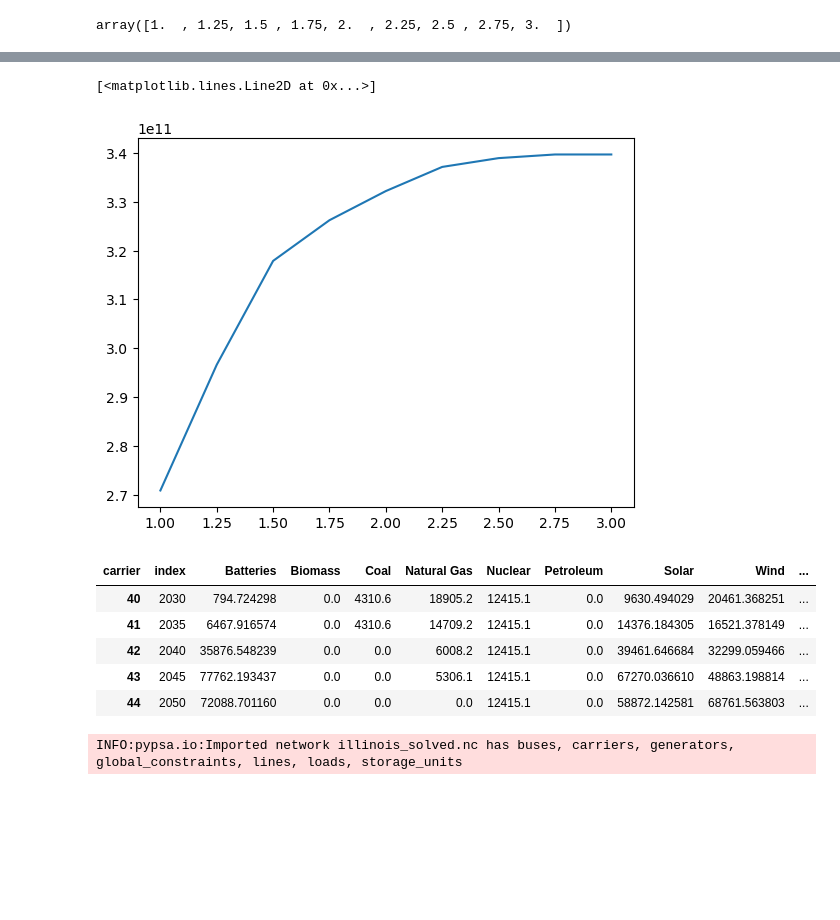
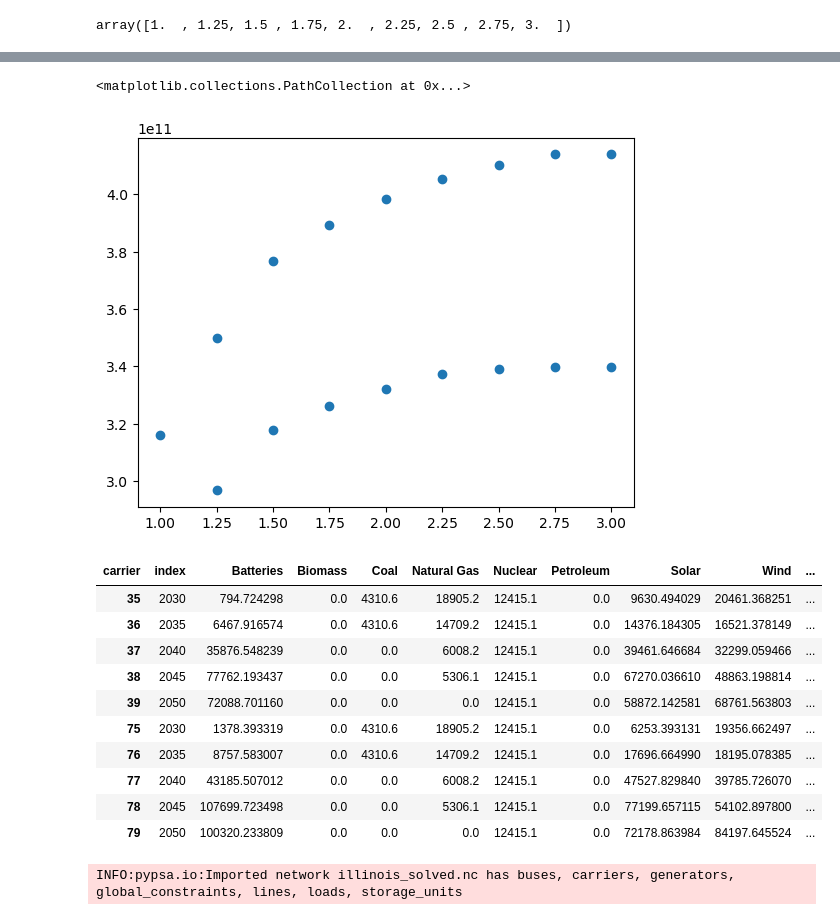
Before and after one commit to ucsusa/pypsa-illinois, a Jupyter notebook: notebooks/02-adv-nuclear-sensitivity.ipynb, the cells around one changed output, grey strips where cells are left out. Saved outputs shown, nothing was run; the diff lists cells and outputs as text; code cells hidden in the pictures; blank space fills up the shorter version.

Commit message:
updates add electricity and retrieve costs

```diff
--- a/notebooks/02-adv-nuclear-sensitivity.ipynb
+++ b/notebooks/02-adv-nuclear-sensitivity.ipynb
@@ -9,7 +9,7 @@ from tqdm import tqdm
 import seaborn as sb
 from pathlib import Path
 # %%
-n = pypsa.Network("../results/advanced_nuclear_v1.0/networks/illinois_solved.nc")
+n = pypsa.Network("../results/advanced_nuclear_v2.0/networks/illinois_solved.nc")
 # %% [output]
 Engine 'rasterio' loading failed:
 DLL load failed while importing _version: The specified procedure could not be found.
@@ -314,15 +355,20 @@ INFO:matplotlib.category:Using categorical units to plot a list of strings that
 # %%
-plt.plot(costs, objective_values)
+plt.scatter(np.append(costs, costs[1:]), objective_values)
 # %% [output]
-[<matplotlib.lines.Line2D at 0x...>]
+<matplotlib.collections.PathCollection at 0x...>
-[figure, old version]
+[figure, new version]
 # %%
-all_df.loc[all_df['cost_overrun_pct']==3]
+all_df.loc[all_df['cost_overrun_pct']==2.75]
 # %% [output]
 | carrier | index | Batteries | Biomass | Coal | Natural Gas | Nuclear | Petroleum | Solar | Wind | ... |
-| 40 | 2030 | 794.724298 | 0.0 | 4310.6 | 18905.2 | 12415.1 | 0.0 | 9630.494029 | 20461.368251 | ... |
-| 41 | 2035 | 6467.916574 | 0.0 | 4310.6 | 14709.2 | 12415.1 | 0.0 | 14376.184305 | 16521.378149 | ... |
-| 42 | 2040 | 35876.548239 | 0.0 | 0.0 | 6008.2 | 12415.1 | 0.0 | 39461.646684 | 32299.059466 | ... |
-| 43 | 2045 | 77762.193437 | 0.0 | 0.0 | 5306.1 | 12415.1 | 0.0 | 67270.036610 | 48863.198814 | ... |
-| 44 | 2050 | 72088.701160 | 0.0 | 0.0 | 0.0 | 12415.1 | 0.0 | 58872.142581 | 68761.563803 | ... |
+| 35 | 2030 | 794.724298 | 0.0 | 4310.6 | 18905.2 | 12415.1 | 0.0 | 9630.494029 | 20461.368251 | ... |
+| 36 | 2035 | 6467.916574 | 0.0 | 4310.6 | 14709.2 | 12415.1 | 0.0 | 14376.184305 | 16521.378149 | ... |
+| 37 | 2040 | 35876.548239 | 0.0 | 0.0 | 6008.2 | 12415.1 | 0.0 | 39461.646684 | 32299.059466 | ... |
+| 38 | 2045 | 77762.193437 | 0.0 | 0.0 | 5306.1 | 12415.1 | 0.0 | 67270.036610 | 48863.198814 | ... |
+| 39 | 2050 | 72088.701160 | 0.0 | 0.0 | 0.0 | 12415.1 | 0.0 | 58872.142581 | 68761.563803 | ... |
+| 75 | 2030 | 1378.393319 | 0.0 | 4310.6 | 18905.2 | 12415.1 | 0.0 | 6253.393131 | 19356.662497 | ... |
+| 76 | 2035 | 8757.583007 | 0.0 | 4310.6 | 14709.2 | 12415.1 | 0.0 | 17696.664990 | 18195.078385 | ... |
+| 77 | 2040 | 43185.507012 | 0.0 | 0.0 | 6008.2 | 12415.1 | 0.0 | 47527.829840 | 39785.726070 | ... |
+| 78 | 2045 | 107699.723498 | 0.0 | 0.0 | 5306.1 | 12415.1 | 0.0 | 77199.657115 | 54102.897800 | ... |
+| 79 | 2050 | 100320.233809 | 0.0 | 0.0 | 0.0 | 12415.1 | 0.0 | 72178.863984 | 84197.645524 | ... |
 # %%
```
Also changed, not shown: parts of 25 cells of this notebook, 3 other files.
